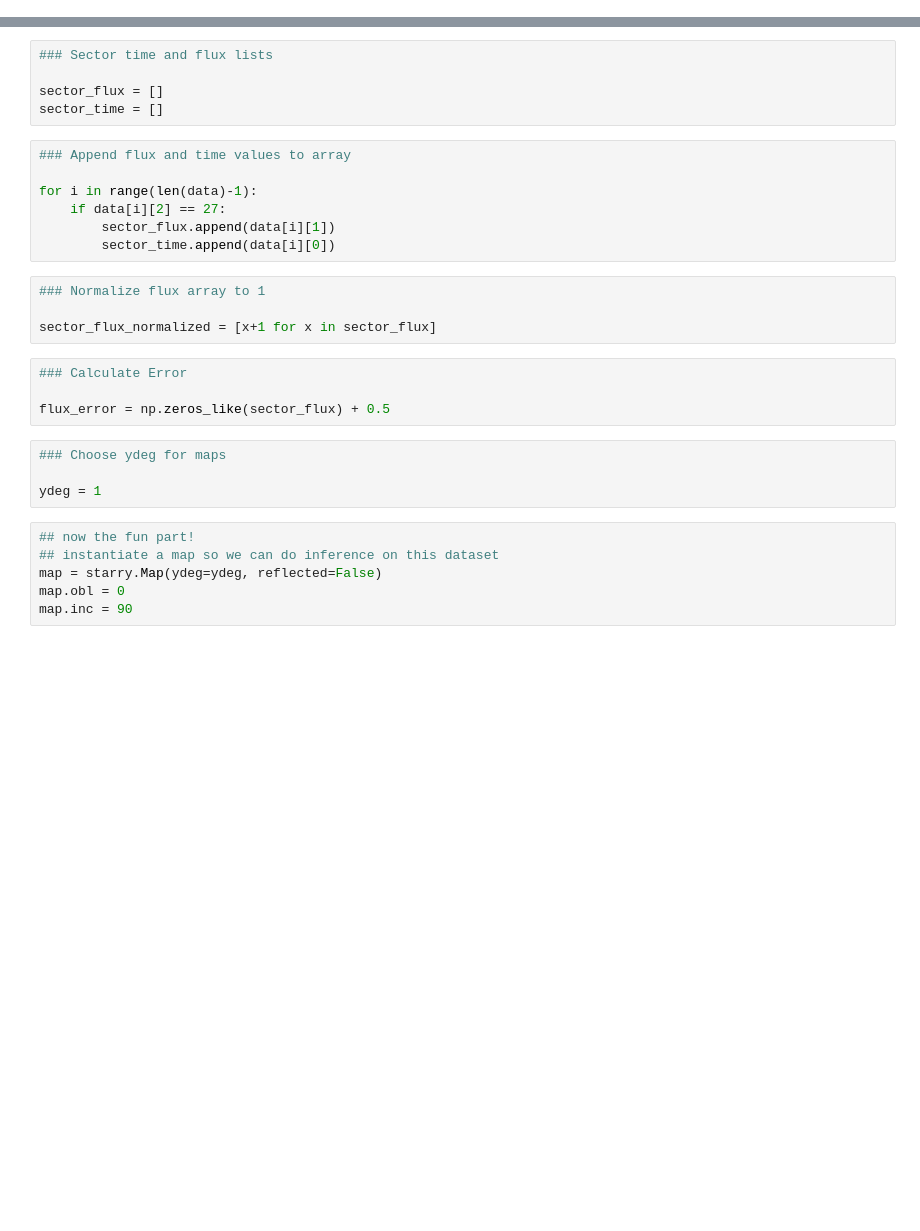
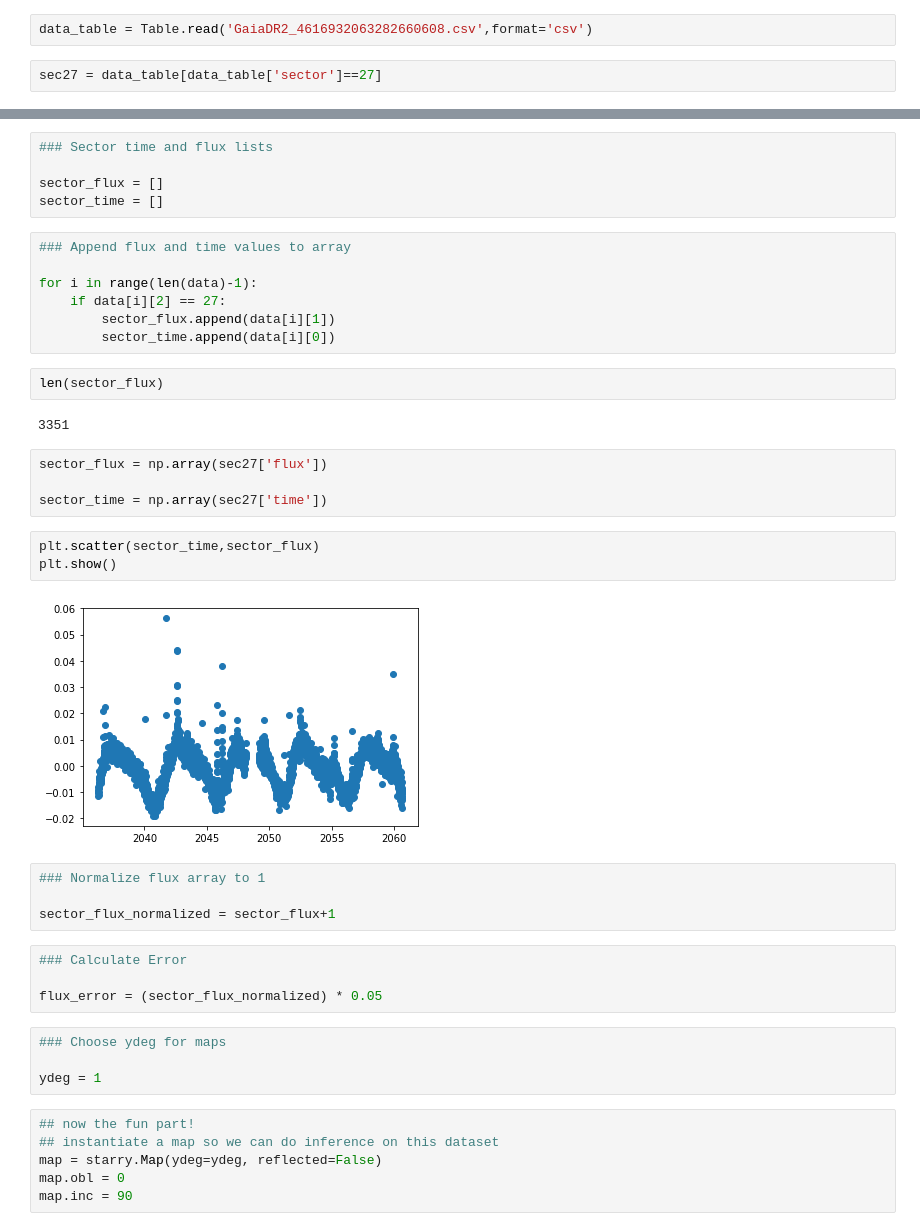
Before and after one commit to MohammadRefat23/StarryAtmospheres, a Jupyter notebook: GaiaDR2_Objects.ipynb, the cells around one changed output, grey strips where cells are left out. Drawn from its saved outputs; the diff is of its cells as text; blank space fills up the shorter version.

Commit message:
notebook for GaiaDR2 objects

```diff
--- a/GaiaDR2_Objects.ipynb
+++ b/GaiaDR2_Objects.ipynb
@@ -27,6 +27,10 @@ starry.config.quiet = True
 
 file = open('GaiaDR2_4616932063282660608.csv', 'rb')
 data = np.loadtxt(file,delimiter = ",",skiprows=1)
+# %%
+data_table = Table.read('GaiaDR2_4616932063282660608.csv',format='csv')
+# %%
+sec27 = data_table[data_table['sector']==27]
 # %%
 ### Choose Sector
 
@@ -48,14 +52,27 @@ for i in range(len(data)-1):
     if data[i][2] == 27:
         sector_flux.append(data[i][1])
         sector_time.append(data[i][0])
+# %%
+len(sector_flux)
+# %% [output]
+3351
+# %%
+sector_flux = np.array(sec27['flux'])
+
+sector_time = np.array(sec27['time'])
+# %%
+plt.scatter(sector_time,sector_flux)
+plt.show()
+# %% [output]
+[figure, added]
 # %%
 ### Normalize flux array to 1
 
-sector_flux_normalized = [x+1 for x in sector_flux]
+sector_flux_normalized = sector_flux+1
 # %%
 ### Calculate Error
 
-flux_error = np.zeros_like(sector_flux) + 0.5
+flux_error = (sector_flux_normalized) * 0.05
 # %%
 ### Choose ydeg for maps
 
```
Also changed, not shown: parts of 6 cells of this notebook.
